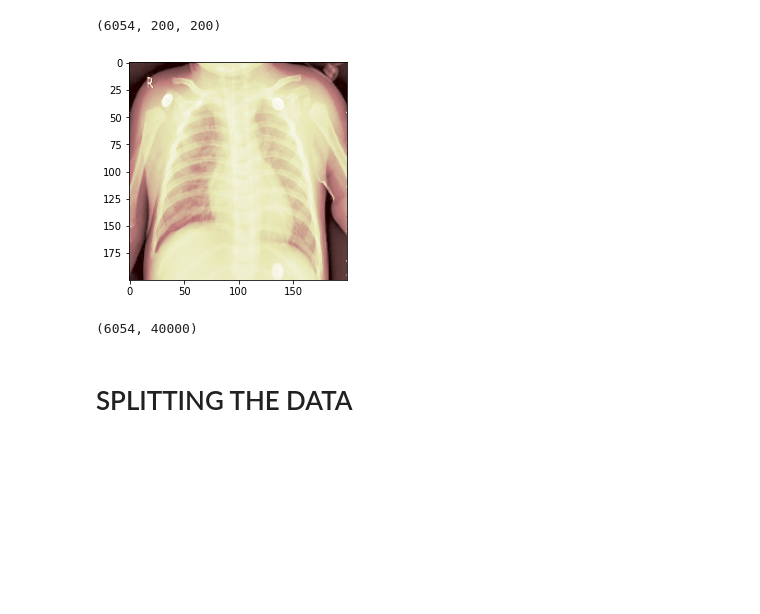
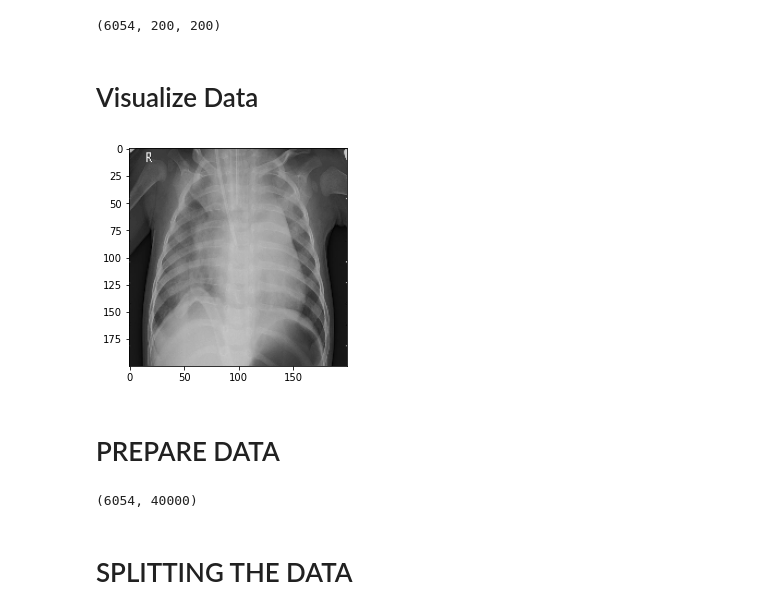
Before and after one commit to sejalapeno/lung_diseases_classi, a Jupyter notebook: Logistic vs svm.ipynb, the cells around one changed output. Cells and saved outputs as stored; diff of their text form; code cells hidden in the pictures; blank space fills up the shorter version.

```diff
--- a/Logistic vs svm.ipynb
+++ b/Logistic vs svm.ipynb
@@ -190,18 +56,21 @@ X.shape
 4    1204
 dtype: int64
 (6054, 200, 200)
+# %% [markdown]
+# Visualize Data
 # %%
 # Visualize Data - To check particular image
-plt.imshow(X[150], cmap='pink')
+plt.imshow(X[1000], cmap='gray')
 plt.show()
 # %% [output]
-[figure, old version]
+[figure, new version]
-# %%
-# Prepare Data
-X_updated = X.reshape(len(X), -1)
-print(X_updated.shape)
-# %% [output]
-(6054, 40000)
+# %% [markdown]
+# PREPARE DATA
+# %%
+X_updated = X.reshape(len(X), -1)
+print(X_updated.shape)
+# %% [output]
+(6054, 40000)
 # %% [markdown]
 # SPLITTING THE DATA
 # %%
```
Also changed, not shown: parts of 19 cells of this notebook.
